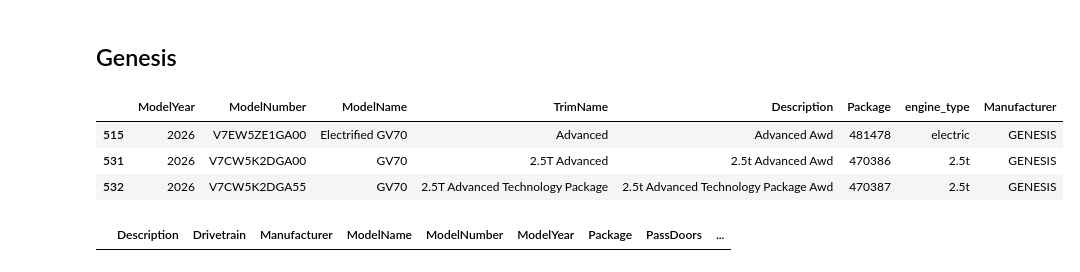
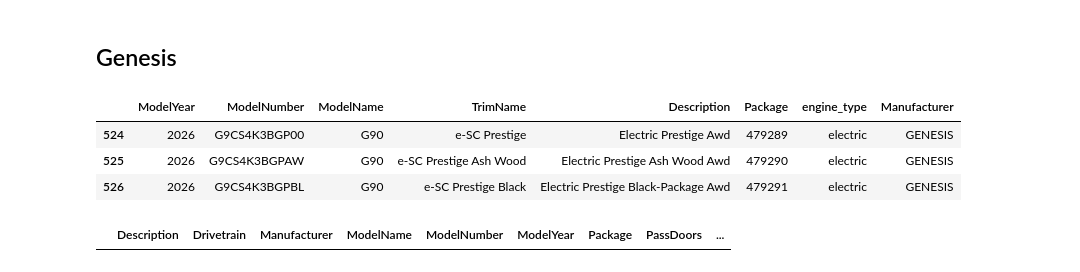
Before and after one commit to MeliPax/OEM_Accessories_v1, a Jupyter notebook: accy_v2/model_lookup/veh_model_service.ipynb, the cells around one changed output. Drawn from its saved outputs; the diff is of its cells as text; code cells hidden in the pictures.

```diff
--- a/accy_v2/model_lookup/veh_model_service.ipynb
+++ b/accy_v2/model_lookup/veh_model_service.ipynb
@@ -509,37 +509,43 @@ year = 2026
 keywords = ['gv80', 'coupe', '3.5t', 'e-sc'] # this model /year is electric by default, and it has the coupe component in the model name, not the description. So the search is failing to find it. Same as ['gv80', 'coupe', '3.5t', 'e-sc', 'prestige', 'black'] 2026.
 
 
 
 # year = 2027
 ModelName = 'gv70'
 # trim = 'prestige'  # Missing data
 
 # year = 2027
 # ModelName = 'gv70'
 # trim = 'prestige'  # Electrified issue
 
 # year = 2027
 # ModelName = 'gv80'
 # trim = 'advanced'  # Electrified issue
 
 
 # year = 2027
 # keywords = ['gv80', '2.5t', 'advanced', 'tech'] # this is available in the db but I am not sure why it's not being found. I will need to check the data in the db and see if it's there.
 
+year = 2026
+ModelName = 'g90'
+# trim = '3.5t'
+# Description = 'e-sc'
+
+# keywords = ['g90', '3.5t', 'e-sc', 'prestige', 'black']
 
 make_df_genesis[
     (1==1)
     & (make_df_genesis["ModelYear"] == year)
     & (make_df_genesis["Manufacturer"].str.contains(Manufacturer, case=False))
     & (make_df_genesis["ModelName"].str.contains(ModelName, case=False, na=False))
-    & (make_df_genesis["TrimName"].str.contains(trim, case=False, na=False))
+    # & (make_df_genesis["TrimName"].str.contains(trim, case=False, na=False))
     # & (make_df_genesis["Description"].str.contains(Description, case=False, na=False))
     ][["ModelYear", "ModelNumber", "ModelName", "TrimName", "Description", "Package", "engine_type","Manufacturer"]]
 # %% [output]
 |  | ModelYear | ModelNumber | ModelName | TrimName | Description | Package | engine_type | Manufacturer |
-| 515 | 2026 | V7EW5ZE1GA00 | Electrified GV70 | Advanced | Advanced Awd | 481478 | electric | GENESIS |
-| 531 | 2026 | V7CW5K2DGA00 | GV70 | 2.5T Advanced | 2.5t Advanced Awd | 470386 | 2.5t | GENESIS |
-| 532 | 2026 | V7CW5K2DGA55 | GV70 | 2.5T Advanced Technology Package | 2.5t Advanced Technology Package Awd | 470387 | 2.5t | GENESIS |
+| 524 | 2026 | G9CS4K3BGP00 | G90 | e-SC Prestige | Electric Prestige Awd | 479289 | electric | GENESIS |
+| 525 | 2026 | G9CS4K3BGPAW | G90 | e-SC Prestige Ash Wood | Electric Prestige Ash Wood Awd | 479290 | electric | GENESIS |
+| 526 | 2026 | G9CS4K3BGPBL | G90 | e-SC Prestige Black | Electric Prestige Black-Package Awd | 479291 | electric | GENESIS |
 # %%
 
 make = "genesis"
```
Also changed, not shown: parts of 1 cell of this notebook, 28 other files.
